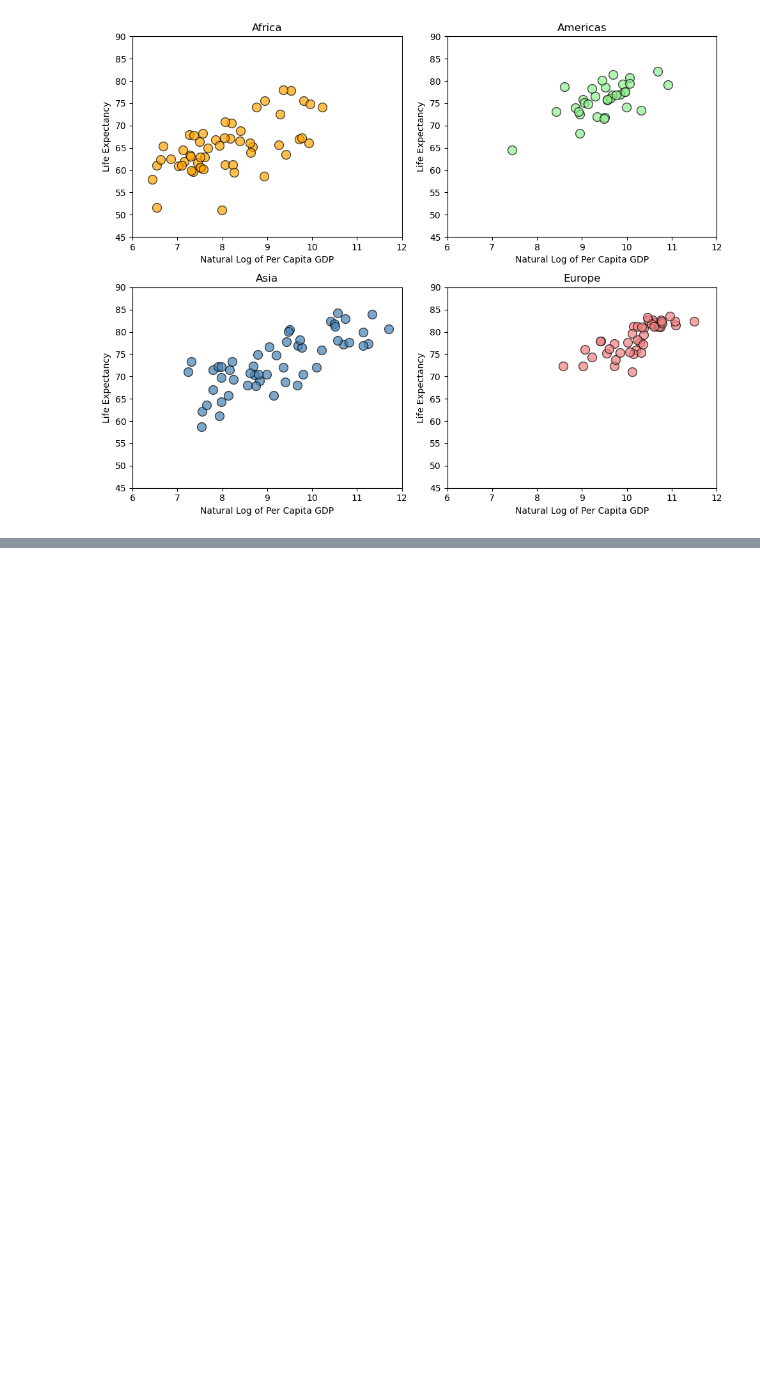
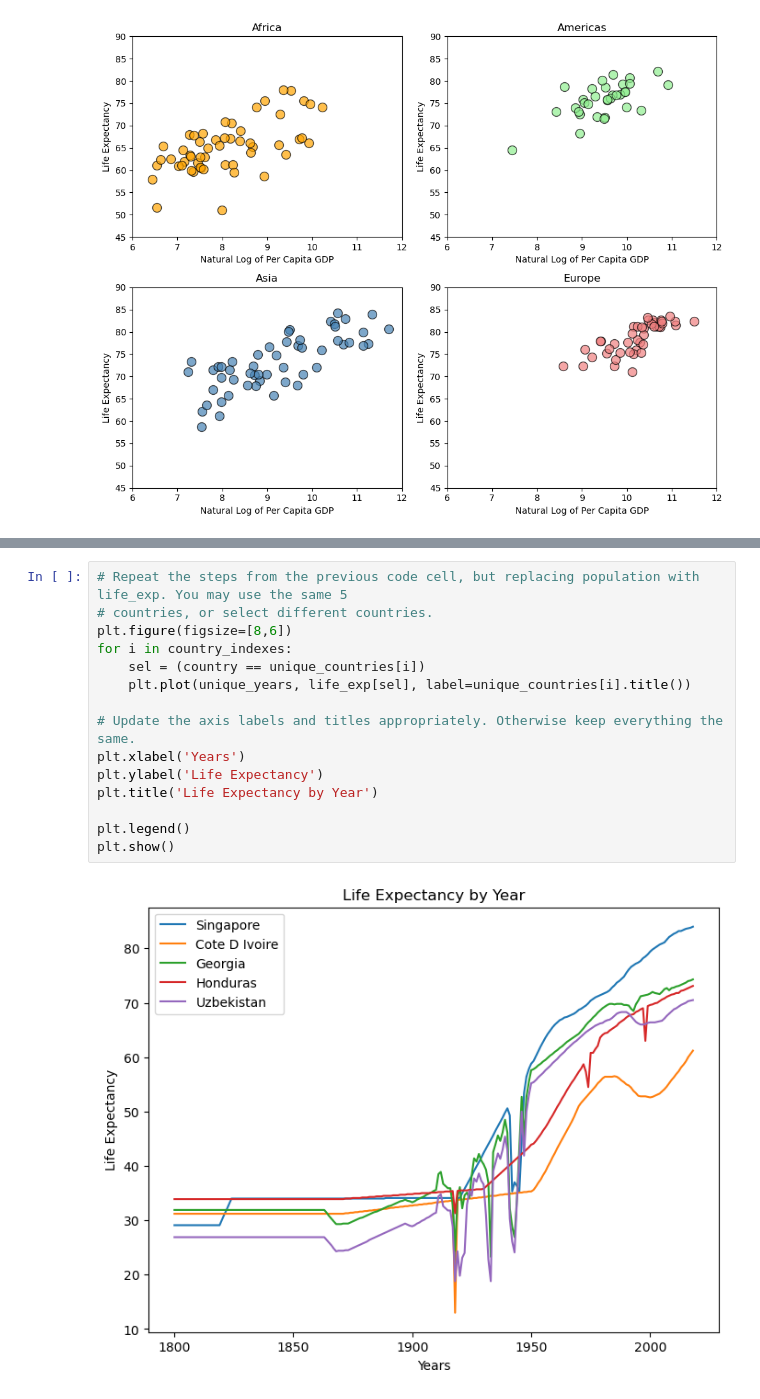
Before and after one commit to slylockfox/Maryville-DSCI-503-2, a Jupyter notebook: HW_04_Snyder.ipynb, the cells around one changed output, grey strips where cells are left out. Drawn from its saved outputs; the diff is of its cells as text; blank space fills up the shorter version.

```diff
--- a/HW_04_Snyder.ipynb
+++ b/HW_04_Snyder.ipynb
@@ -375,0 +410,17 @@ plt.show()
+# %%
+# Repeat the steps from the previous code cell, but replacing population with life_exp. You may use the same 5
+# countries, or select different countries.
+plt.figure(figsize=[8,6])
+for i in country_indexes:
+    sel = (country == unique_countries[i])
+    plt.plot(unique_years, life_exp[sel], label=unique_countries[i].title())
+
+# Update the axis labels and titles appropriately. Otherwise keep everything the same.
+plt.xlabel('Years')
+plt.ylabel('Life Expectancy')
+plt.title('Life Expectancy by Year')
+
+plt.legend()
+plt.show()
+# %% [output]
+[figure, added]
```
Also changed, not shown: parts of 2 cells of this notebook.
